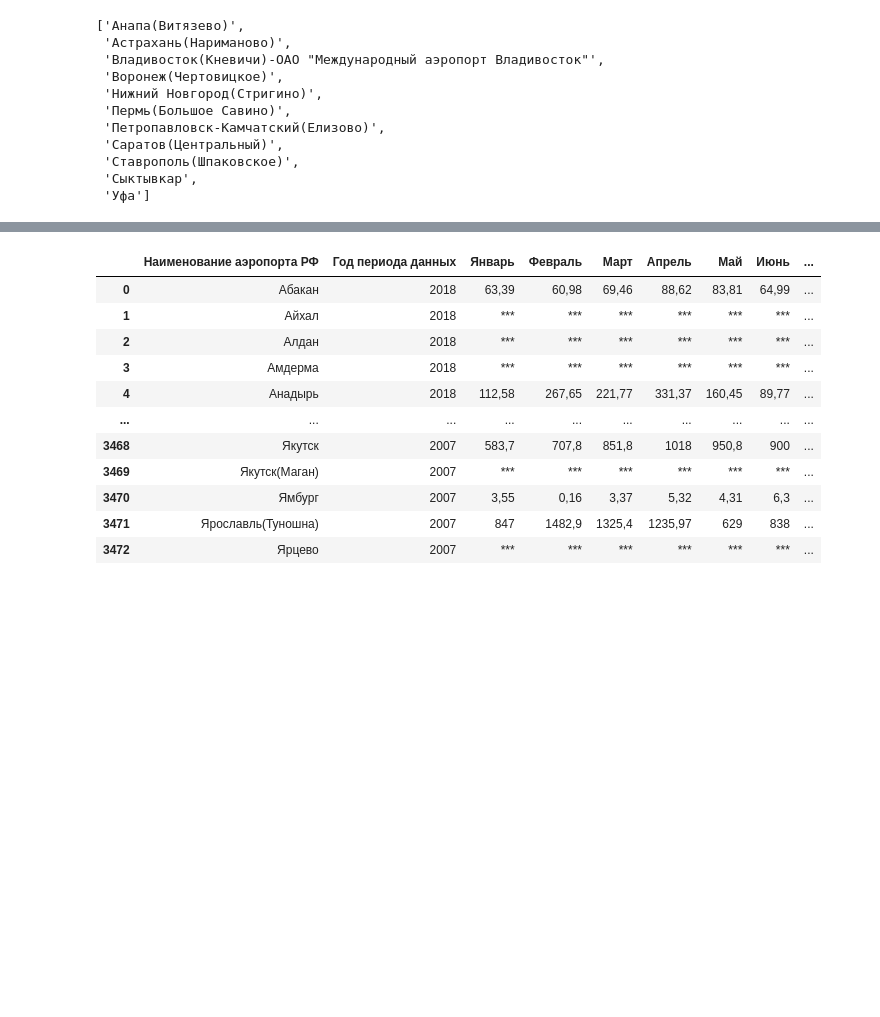
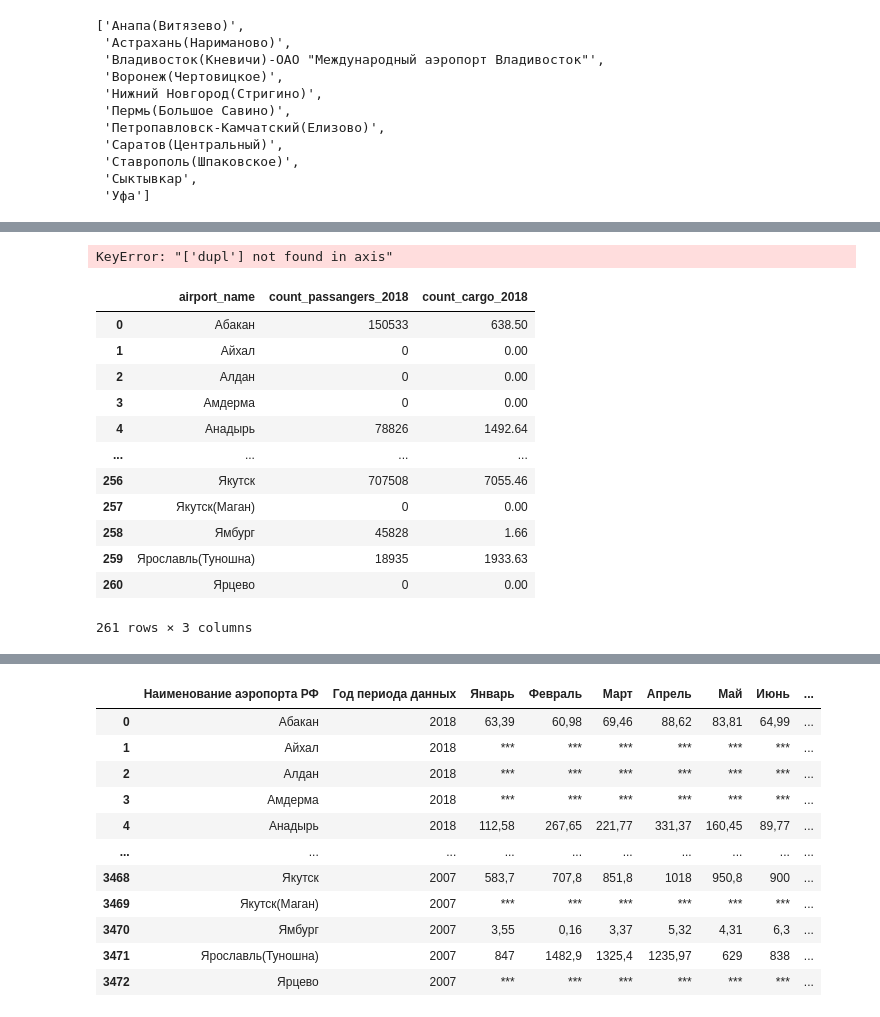
Before and after one commit to vindosVP/data_science, a Jupyter notebook: lab1/dz1.ipynb, the cells around one changed output, grey strips where cells are left out. Saved outputs shown, nothing was run; the diff lists cells and outputs as text; code cells hidden in the pictures; blank space fills up the shorter version.

```diff
--- a/lab1/dz1.ipynb
+++ b/lab1/dz1.ipynb
@@ -448,0 +508,7 @@ print(passangers_median, cargo_median)
+# %%
+# убираем скобочки из аеропорнов в pass_cargo_2018
+
+pass_cargo_2018['airport_name'] = pass_cargo_2018['airport_name'].apply(lambda x: str(x).replace('(', ' '))
+pass_cargo_2018['airport_name'] = pass_cargo_2018['airport_name'].apply(lambda x: str(x).replace(')', ' '))
+pass_cargo_2018['airport_name'] = pass_cargo_2018['airport_name'].apply(lambda x: re.sub('[-O].*', ' ', str(x)))
+list(pass_cargo_2018['airport_name'].unique())
@@ -448,0 +533,6 @@ print(passangers_median, cargo_median)
+# %%
+pass_cargo_2018['airport_name'] = pass_cargo_2018['airport_name'].apply(lambda x: str(x).strip())
+pass_cargo_2018['airport_name'][11] = 'Барнаул'
+pass_cargo_2018['airport_name'][18] = 'Беринговский'
+pass_cargo_2018['dupl'] = pass_cargo_2018.duplicated(subset='airport_name')
+pass_cargo_2018 = pass_cargo_2018.drop(pass_cargo_2018[pass_cargo_2018['dupl'] == True].index)
@@ -515,0 +678,22 @@ memory usage: 8.3+ KB
+# %%
+pass_cargo_2018.drop('dupl', axis=1)
+pass_cargo_2018
+# %% [output]
+KeyError: "['dupl'] not found in axis"
+# %%
+pass_cargo_2018
+pass_cargo_2018.fillna(0)
+# %% [output]
+|  | airport_name | count_passangers_2018 | count_cargo_2018 |
+| 0 | Абакан | 150533 | 638.50 |
+| 1 | Айхал | 0 | 0.00 |
+| 2 | Алдан | 0 | 0.00 |
+| 3 | Амдерма | 0 | 0.00 |
+| 4 | Анадырь | 78826 | 1492.64 |
+| ... | ... | ... | ... |
+| 256 | Якутск | 707508 | 7055.46 |
+| 257 | Якутск(Маган) | 0 | 0.00 |
+| 258 | Ямбург | 45828 | 1.66 |
+| 259 | Ярославль(Туношна) | 18935 | 1933.63 |
+| 260 | Ярцево | 0 | 0.00 |
+261 rows × 3 columns
```
Also changed, not shown: parts of 27 cells of this notebook.
